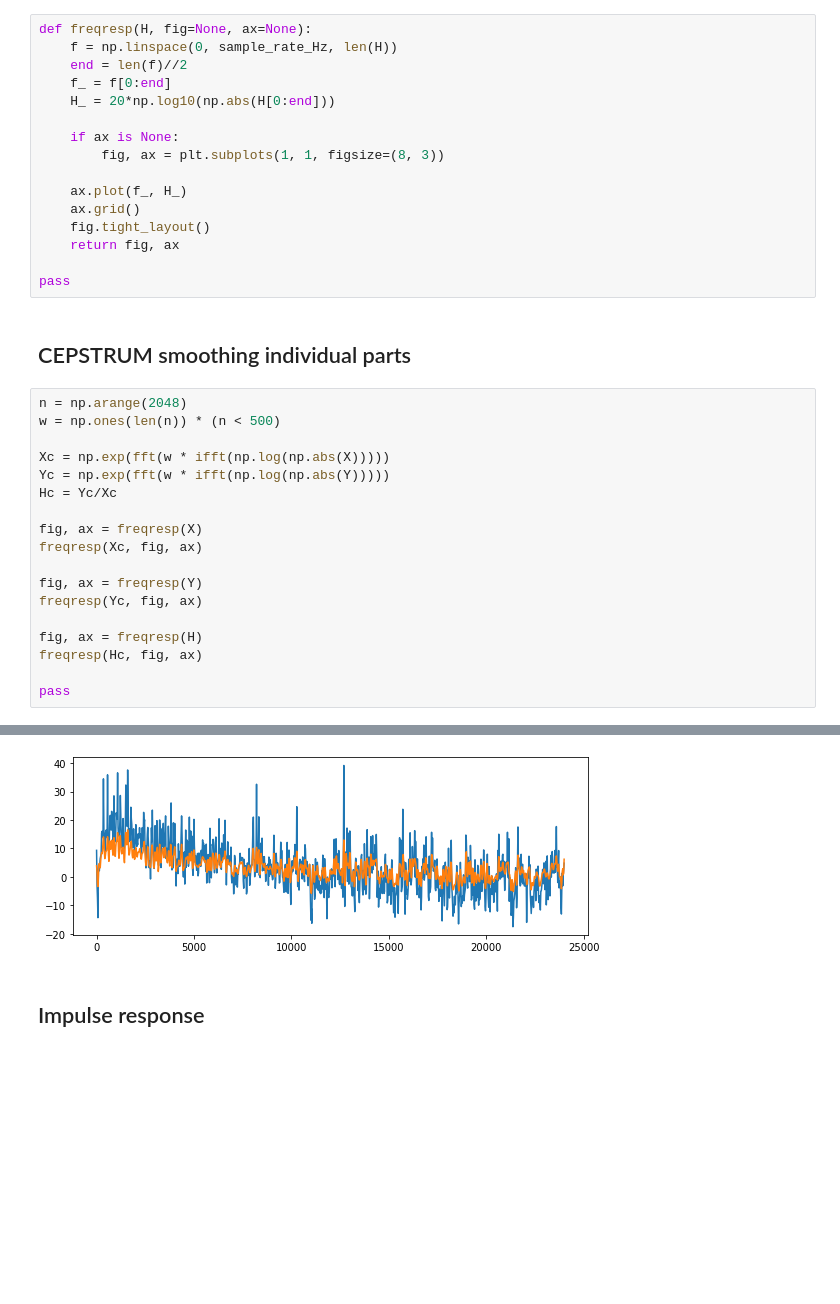
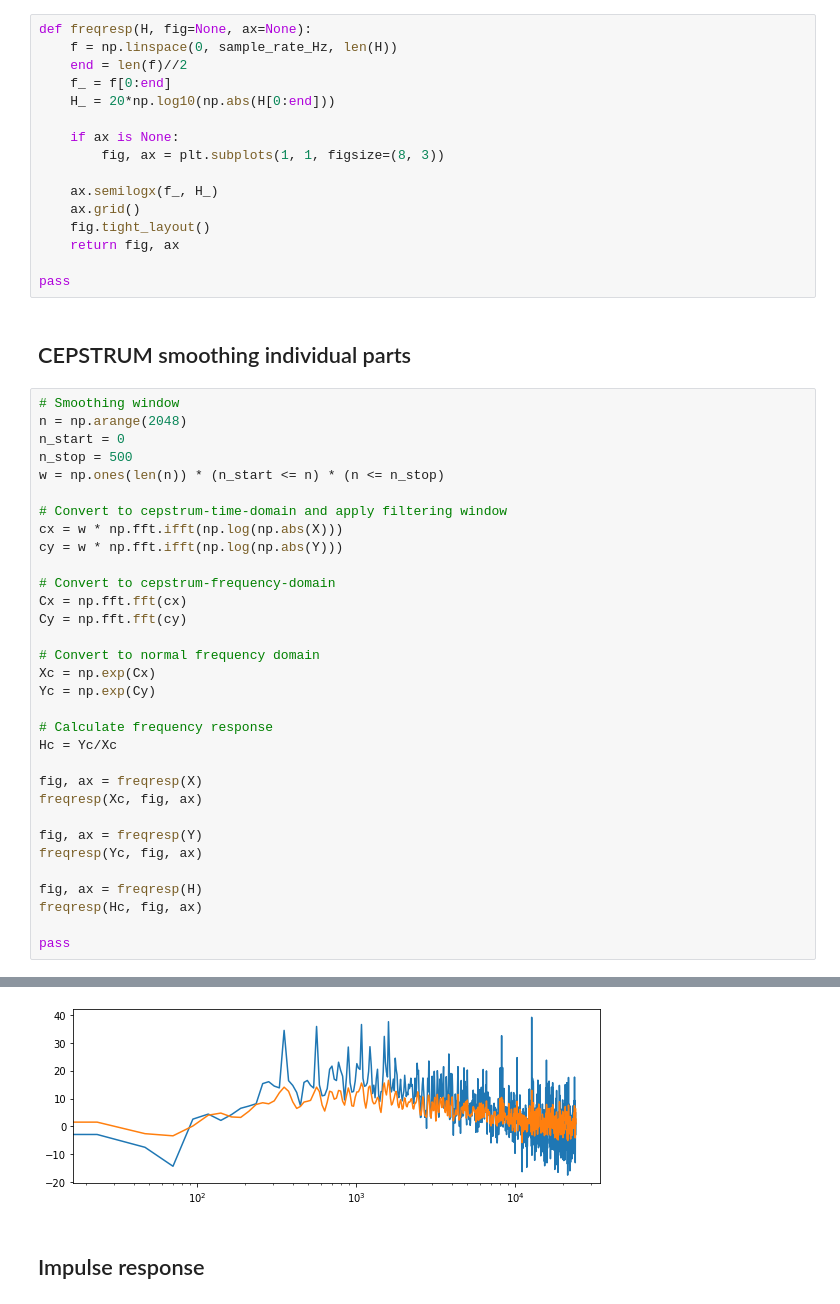
Before and after one commit to soerenbnoergaard/transfer_function_estimator, a Jupyter notebook: notebook/cepstrum_smoothing.ipynb, the cells around one changed output, grey strips where cells are left out. Saved outputs shown, nothing was run; the diff lists cells and outputs as text; blank space fills up the shorter version.

```diff
--- a/notebook/cepstrum_smoothing.ipynb
+++ b/notebook/cepstrum_smoothing.ipynb
@@ -33,7 +37,7 @@ def freqresp(H, fig=None, ax=None):
     if ax is None:
         fig, ax = plt.subplots(1, 1, figsize=(8, 3))
 
-    ax.plot(f_, H_)
+    ax.semilogx(f_, H_)
     ax.grid()
     fig.tight_layout()
     return fig, ax
@@ -42,11 +46,25 @@ pass
 # %% [markdown]
 ## CEPSTRUM smoothing individual parts
 # %%
+# Smoothing window
 n = np.arange(2048)
-w = np.ones(len(n)) * (n < 500)
+n_start = 0
+n_stop = 500
+w = np.ones(len(n)) * (n_start <= n) * (n <= n_stop)
 
-Xc = np.exp(fft(w * ifft(np.log(np.abs(X)))))
-Yc = np.exp(fft(w * ifft(np.log(np.abs(Y)))))
+# Convert to cepstrum-time-domain and apply filtering window
+cx = w * np.fft.ifft(np.log(np.abs(X)))
+cy = w * np.fft.ifft(np.log(np.abs(Y)))
+
+# Convert to cepstrum-frequency-domain
+Cx = np.fft.fft(cx)
+Cy = np.fft.fft(cy)
+
+# Convert to normal frequency domain
+Xc = np.exp(Cx)
+Yc = np.exp(Cy)
+
+# Calculate frequency response
 Hc = Yc/Xc
 
 fig, ax = freqresp(X)
@@ -65,4 +83,4 @@ pass
-[figure, old version]
+[figure, new version]
 # %% [markdown]
 ## Impulse response
 # %%
```
Also changed, not shown: parts of 2 cells of this notebook, 3 other files.
